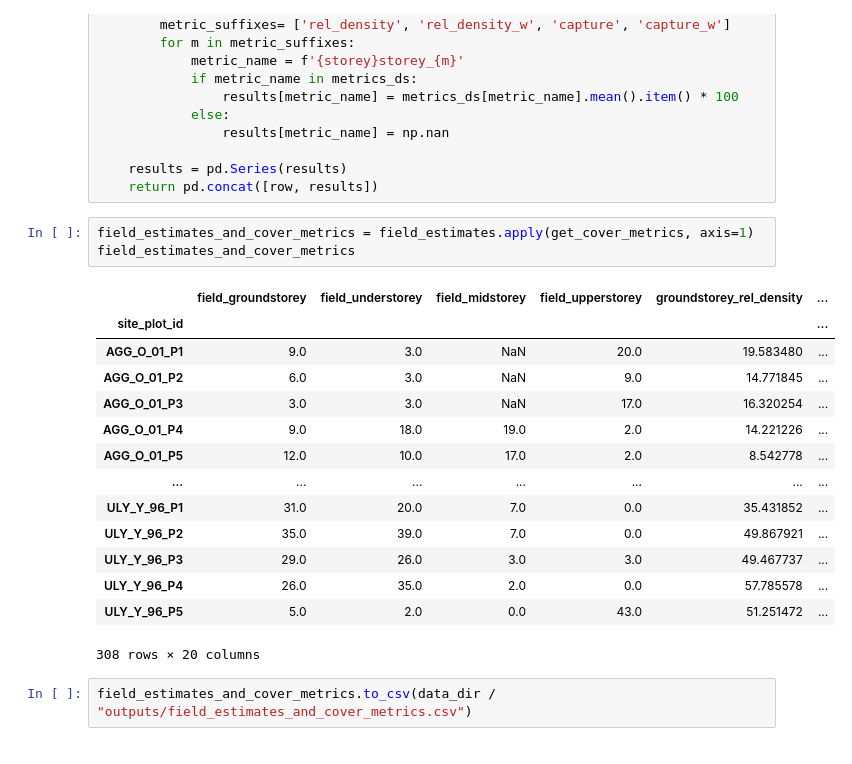
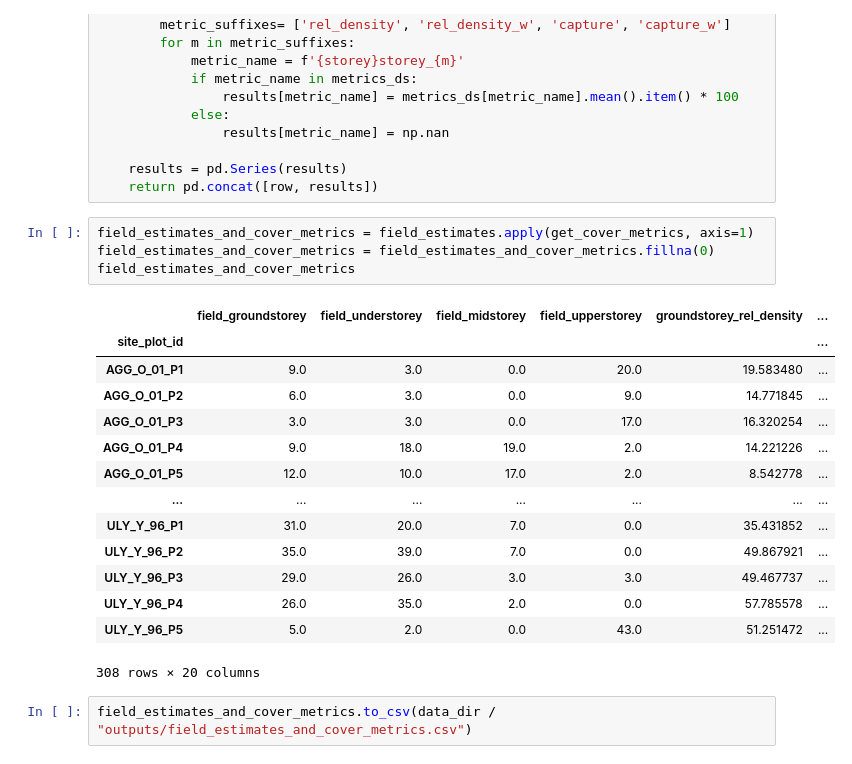
Before and after one commit to jameswesc/masters-thesis, a Jupyter notebook: notebooks/10_compare_cover_metrics.ipynb, the cells around one changed output. Drawn from its saved outputs; the diff is of its cells as text.

```diff
--- a/notebooks/10_compare_cover_metrics.ipynb
+++ b/notebooks/10_compare_cover_metrics.ipynb
@@ -73,13 +73,14 @@ def get_cover_metrics(row: pd.Series):
     return pd.concat([row, results])
 # %%
 field_estimates_and_cover_metrics = field_estimates.apply(get_cover_metrics, axis=1)
+field_estimates_and_cover_metrics = field_estimates_and_cover_metrics.fillna(0)
 field_estimates_and_cover_metrics
 # %% [output]
 |  | field_groundstorey | field_understorey | field_midstorey | field_upperstorey | groundstorey_rel_density | ... |
 | site_plot_id |  |  |  |  |  | ... |
-| AGG_O_01_P1 | 9.0 | 3.0 | NaN | 20.0 | 19.583480 | ... |
-| AGG_O_01_P2 | 6.0 | 3.0 | NaN | 9.0 | 14.771845 | ... |
-| AGG_O_01_P3 | 3.0 | 3.0 | NaN | 17.0 | 16.320254 | ... |
+| AGG_O_01_P1 | 9.0 | 3.0 | 0.0 | 20.0 | 19.583480 | ... |
+| AGG_O_01_P2 | 6.0 | 3.0 | 0.0 | 9.0 | 14.771845 | ... |
+| AGG_O_01_P3 | 3.0 | 3.0 | 0.0 | 17.0 | 16.320254 | ... |
 | AGG_O_01_P4 | 9.0 | 18.0 | 19.0 | 2.0 | 14.221226 | ... |
 | AGG_O_01_P5 | 12.0 | 10.0 | 17.0 | 2.0 | 8.542778 | ... |
 | ... | ... | ... | ... | ... | ... | ... |
```
Also changed, not shown: parts of 4 cells of this notebook, 4 other files.
